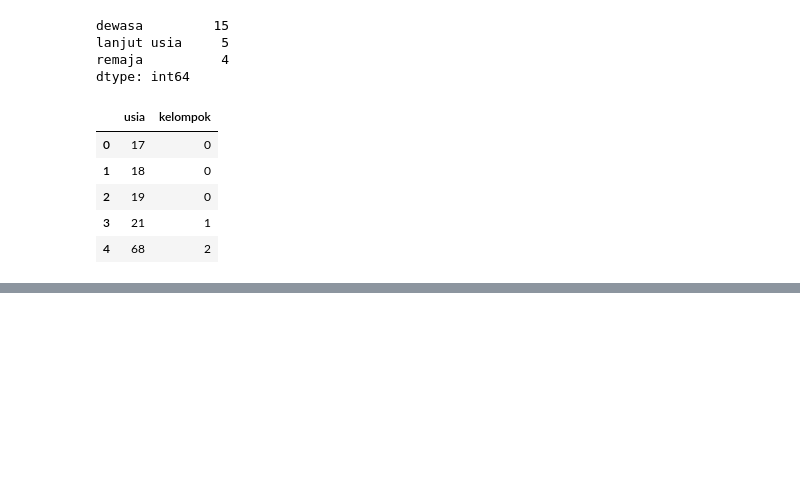
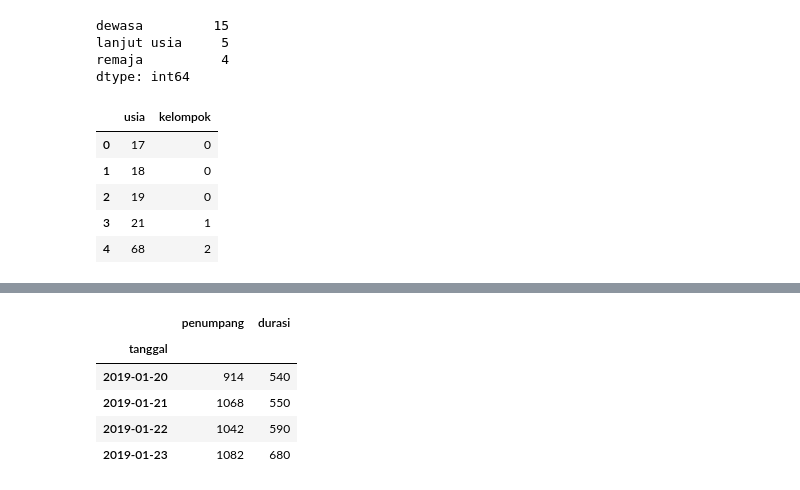
Before and after one commit to yudhaputraa/Machine_Learning, a Jupyter notebook: belajar_pandas.ipynb, the cells around one changed output, grey strips where cells are left out. Drawn from its saved outputs; the diff is of its cells as text; code cells hidden in the pictures; blank space fills up the shorter version.

```diff
--- a/belajar_pandas.ipynb
+++ b/belajar_pandas.ipynb
@@ -454,0 +465,11 @@ df1.head(5)
+# %%
+# melihat jumblah total penumpang yg terangkat setiap hari
+perhari = df1.groupby('tanggal')
+perhari.sum()
+# %% [output]
+|  | penumpang | durasi |
+| tanggal |  |  |
+| 2019-01-20 | 914 | 540 |
+| 2019-01-21 | 1068 | 550 |
+| 2019-01-22 | 1042 | 590 |
+| 2019-01-23 | 1082 | 680 |
```
Also changed, not shown: parts of 4 cells of this notebook, 3 other files.
